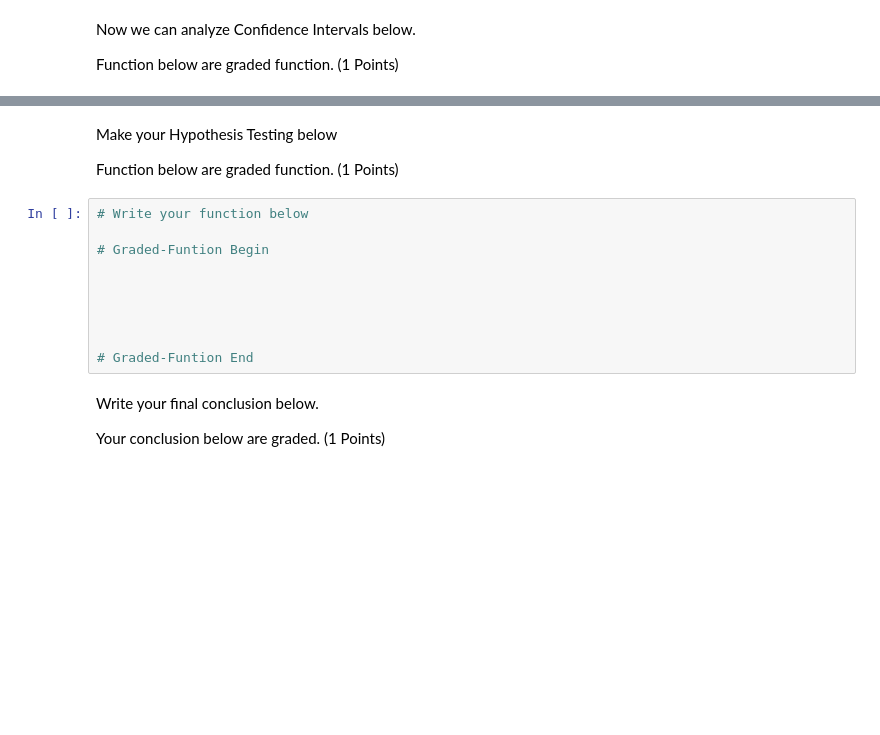
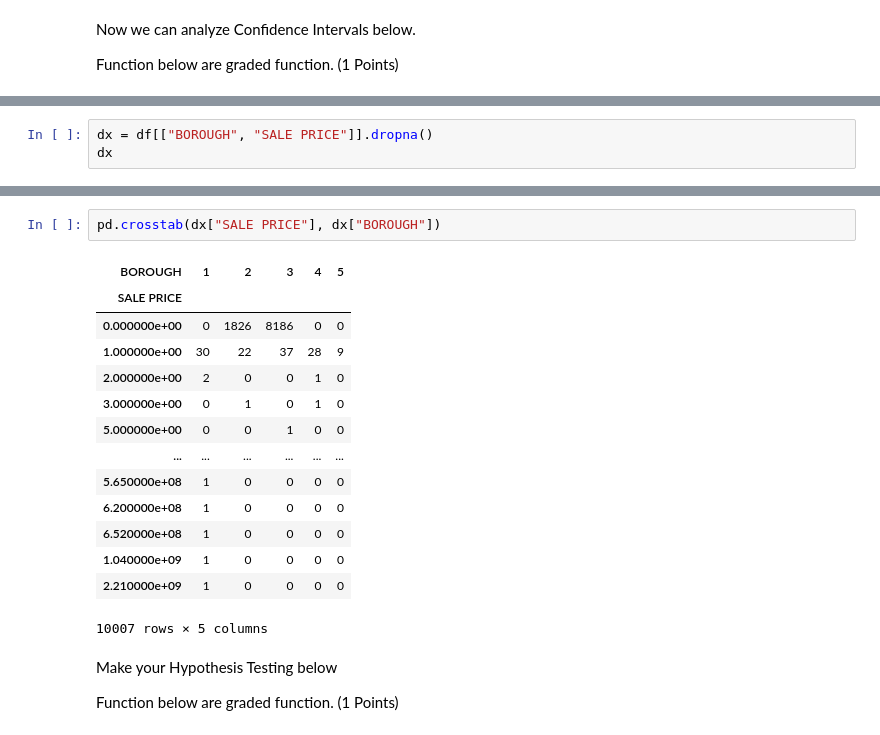
Before and after one commit to shiniciaptx/H8_66, a Jupyter notebook: PYTN_Assign_2_066_Dona Sukma Permana.ipynb, the cells around one changed output, grey strips where cells are left out. Drawn from its saved outputs; the diff is of its cells as text; blank space fills up the shorter version.

```diff
--- a/PYTN_Assign_2_066_Dona Sukma Permana.ipynb
+++ b/PYTN_Assign_2_066_Dona Sukma Permana.ipynb
@@ -381,0 +431,3 @@ Function below are graded function. (1 Points)
+# %%
+dx = df[["BOROUGH", "SALE PRICE"]].dropna()
+dx
@@ -382,18 +448,21 @@ Function below are graded function. (1 Points)
+# %%
+pd.crosstab(dx["SALE PRICE"], dx["BOROUGH"])
+# %% [output]
+| BOROUGH | 1 | 2 | 3 | 4 | 5 |
+| SALE PRICE |  |  |  |  |  |
+| 0.000000e+00 | 0 | 1826 | 8186 | 0 | 0 |
+| 1.000000e+00 | 30 | 22 | 37 | 28 | 9 |
+| 2.000000e+00 | 2 | 0 | 0 | 1 | 0 |
+| 3.000000e+00 | 0 | 1 | 0 | 1 | 0 |
+| 5.000000e+00 | 0 | 0 | 1 | 0 | 0 |
+| ... | ... | ... | ... | ... | ... |
+| 5.650000e+08 | 1 | 0 | 0 | 0 | 0 |
+| 6.200000e+08 | 1 | 0 | 0 | 0 | 0 |
+| 6.520000e+08 | 1 | 0 | 0 | 0 | 0 |
+| 1.040000e+09 | 1 | 0 | 0 | 0 | 0 |
+| 2.210000e+09 | 1 | 0 | 0 | 0 | 0 |
+10007 rows × 5 columns
 # %% [markdown]
 Make your Hypothesis Testing below
 
 Function below are graded function. (1 Points)
-# %%
-# Write your function below
-
-# Graded-Funtion Begin
-
-
-
-
-
-# Graded-Funtion End
-# %% [markdown]
-Write your final conclusion below.
-
-Your conclusion below are graded. (1 Points)
```
Also changed, not shown: parts of 21 cells of this notebook.
